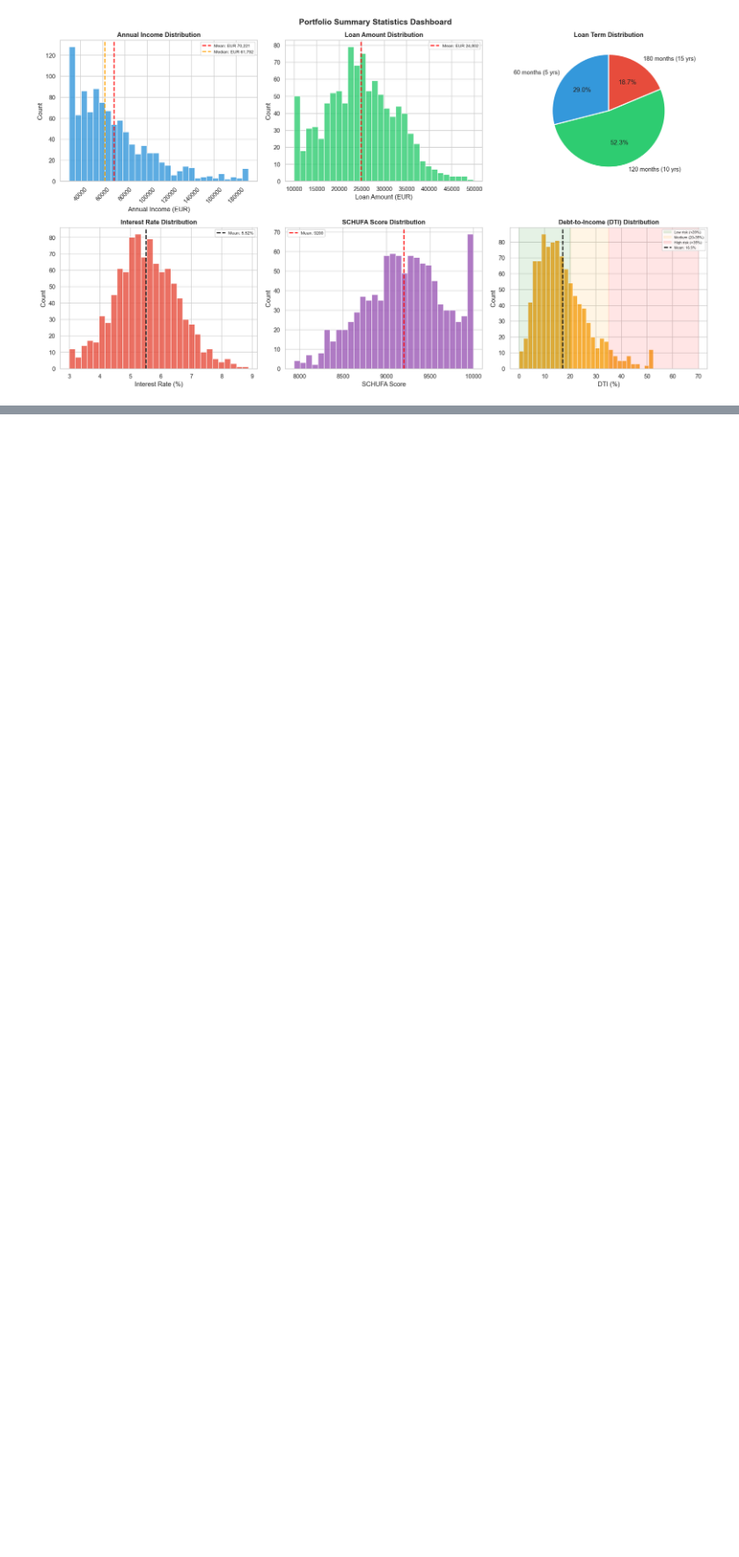
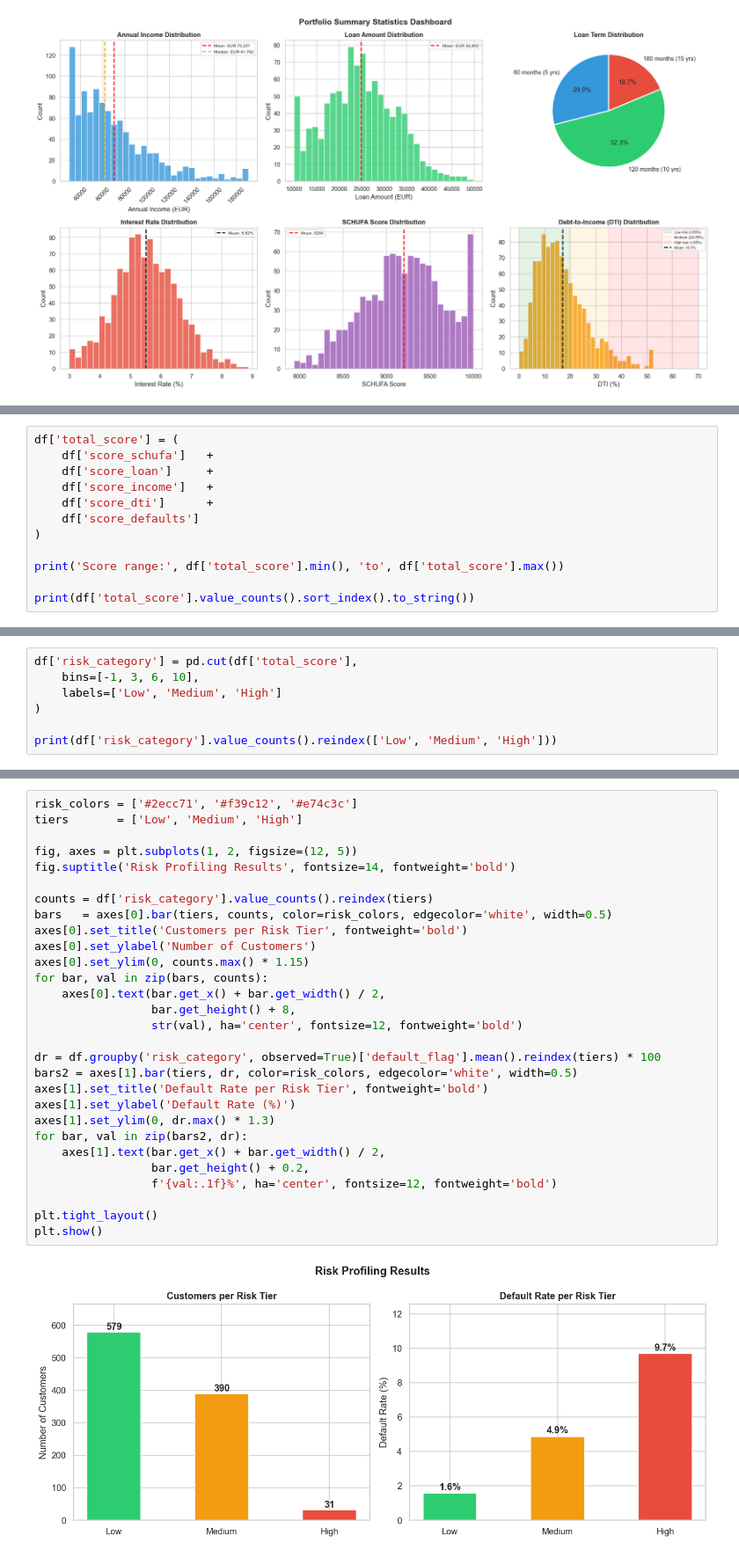
Before and after one commit to TalalZafar88/Credit_Risk_Pricing_Analysis, a Jupyter notebook: notebooks/Cloover_Case_Study.ipynb, the cells around one changed output, grey strips where cells are left out. Shown at 88% size. Cells and saved outputs as stored; diff of their text form; blank space fills up the shorter version.

Commit message:
Risk Profiling

```diff
--- a/notebooks/Cloover_Case_Study.ipynb
+++ b/notebooks/Cloover_Case_Study.ipynb
@@ -539,0 +585,12 @@ plt.show()
+# %%
+df['total_score'] = (
+    df['score_schufa']   +
+    df['score_loan']     +
+    df['score_income']   +
+    df['score_dti']      +
+    df['score_defaults']
+)
+
+print('Score range:', df['total_score'].min(), 'to', df['total_score'].max())
+
+print(df['total_score'].value_counts().sort_index().to_string())
@@ -539,0 +609,7 @@ plt.show()
+# %%
+df['risk_category'] = pd.cut(df['total_score'],
+    bins=[-1, 3, 6, 10],
+    labels=['Low', 'Medium', 'High']
+)
+
+print(df['risk_category'].value_counts().reindex(['Low', 'Medium', 'High']))
@@ -539,0 +639,31 @@ plt.show()
+# %%
+risk_colors = ['#2ecc71', '#f39c12', '#e74c3c']
+tiers       = ['Low', 'Medium', 'High']
+
+fig, axes = plt.subplots(1, 2, figsize=(12, 5))
+fig.suptitle('Risk Profiling Results', fontsize=14, fontweight='bold')
+
+counts = df['risk_category'].value_counts().reindex(tiers)
+bars   = axes[0].bar(tiers, counts, color=risk_colors, edgecolor='white', width=0.5)
+axes[0].set_title('Customers per Risk Tier', fontweight='bold')
+axes[0].set_ylabel('Number of Customers')
+axes[0].set_ylim(0, counts.max() * 1.15)
+for bar, val in zip(bars, counts):
+    axes[0].text(bar.get_x() + bar.get_width() / 2,
+                 bar.get_height() + 8,
+                 str(val), ha='center', fontsize=12, fontweight='bold')
+
+dr = df.groupby('risk_category', observed=True)['default_flag'].mean().reindex(tiers) * 100
+bars2 = axes[1].bar(tiers, dr, color=risk_colors, edgecolor='white', width=0.5)
+axes[1].set_title('Default Rate per Risk Tier', fontweight='bold')
+axes[1].set_ylabel('Default Rate (%)')
+axes[1].set_ylim(0, dr.max() * 1.3)
+for bar, val in zip(bars2, dr):
+    axes[1].text(bar.get_x() + bar.get_width() / 2,
+                 bar.get_height() + 0.2,
+                 f'{val:.1f}%', ha='center', fontsize=12, fontweight='bold')
+
+plt.tight_layout()
+plt.show()
+# %% [output]
+[figure, added]
```
Also changed, not shown: parts of 7 cells of this notebook, 1 other file.
